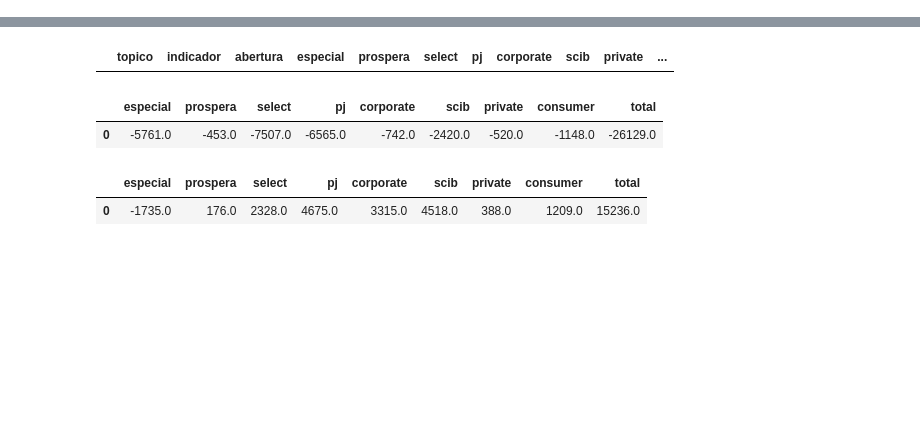
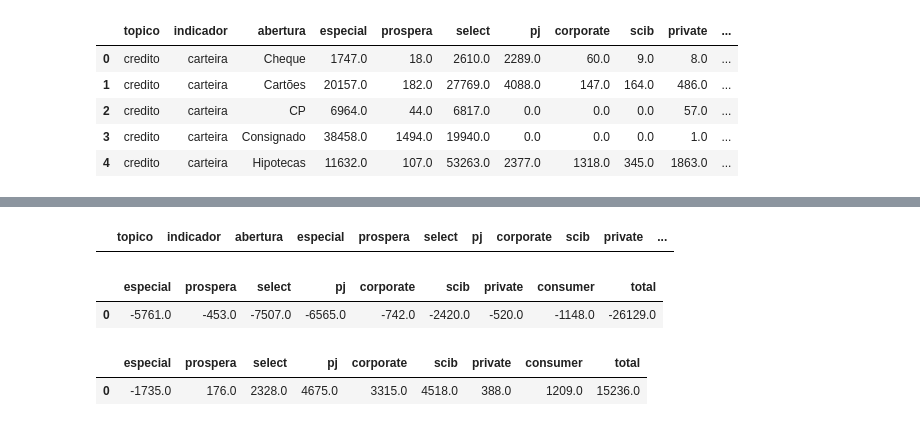
Before and after one commit to caiquefilipini/simulador_financas, a Jupyter notebook: tratar_dados.ipynb, the cells around one changed output, grey strips where cells are left out. Saved outputs shown, nothing was run; the diff lists cells and outputs as text; code cells hidden in the pictures; blank space fills up the shorter version.

```diff
--- a/tratar_dados.ipynb
+++ b/tratar_dados.ipynb
@@ -4,3 +4,12 @@ import pandas as pd
 # %%
 df = pd.read_excel("base_indicadores.xlsx", sheet_name="indicadores", engine="openpyxl")
 df.columns = df.columns.str.lower()
+# %%
+df.head()
+# %% [output]
+|  | topico | indicador | abertura | especial | prospera | select | pj | corporate | scib | private | ... |
+| 0 | credito | carteira | Cheque | 1747.0 | 18.0 | 2610.0 | 2289.0 | 60.0 | 9.0 | 8.0 | ... |
+| 1 | credito | carteira | Cartões | 20157.0 | 182.0 | 27769.0 | 4088.0 | 147.0 | 164.0 | 486.0 | ... |
+| 2 | credito | carteira | CP | 6964.0 | 44.0 | 6817.0 | 0.0 | 0.0 | 0.0 | 57.0 | ... |
+| 3 | credito | carteira | Consignado | 38458.0 | 1494.0 | 19940.0 | 0.0 | 0.0 | 0.0 | 1.0 | ... |
+| 4 | credito | carteira | Hipotecas | 11632.0 | 107.0 | 53263.0 | 2377.0 | 1318.0 | 345.0 | 1863.0 | ... |
```
Also changed, not shown: parts of 1 cell of this notebook, 33 other files.
